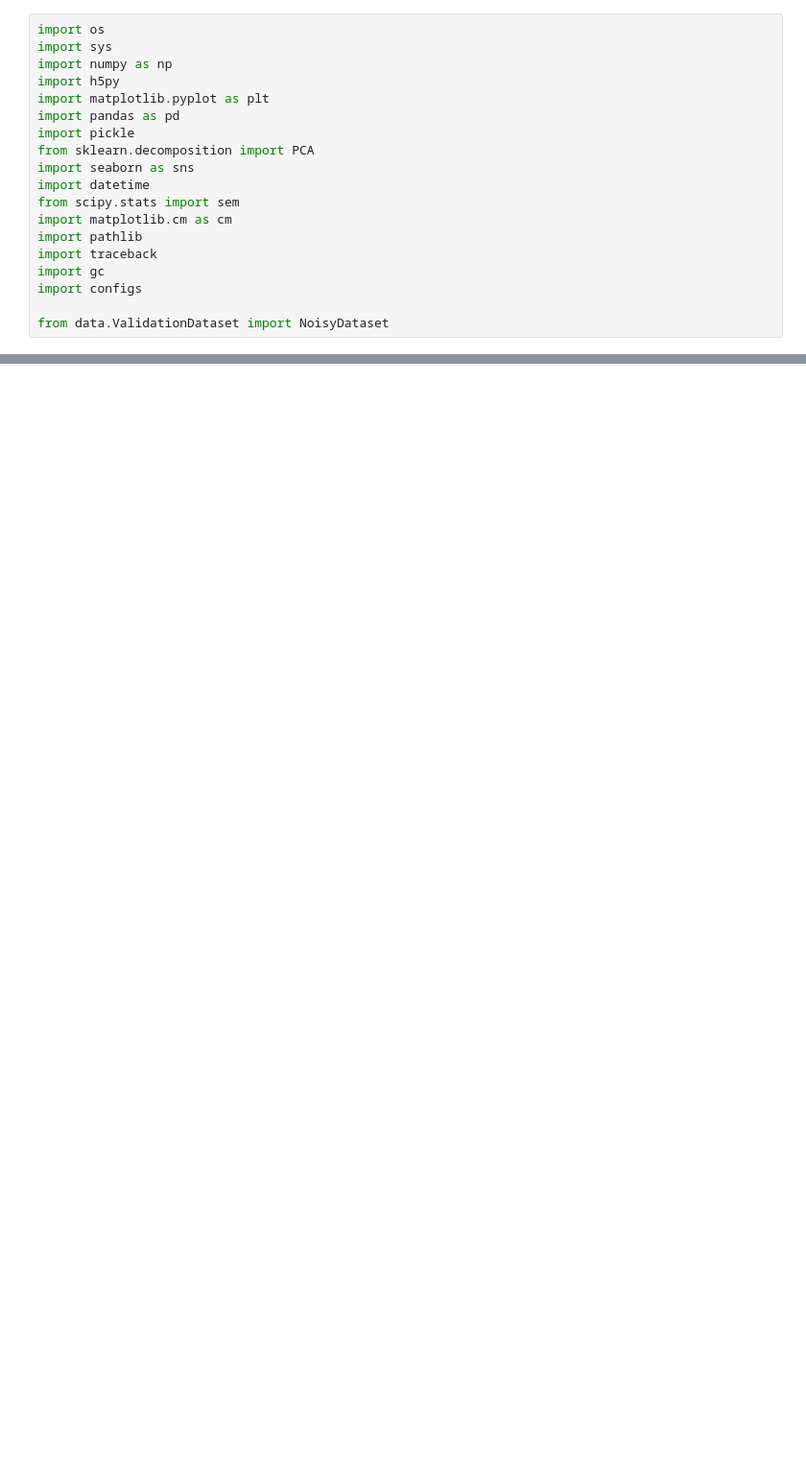
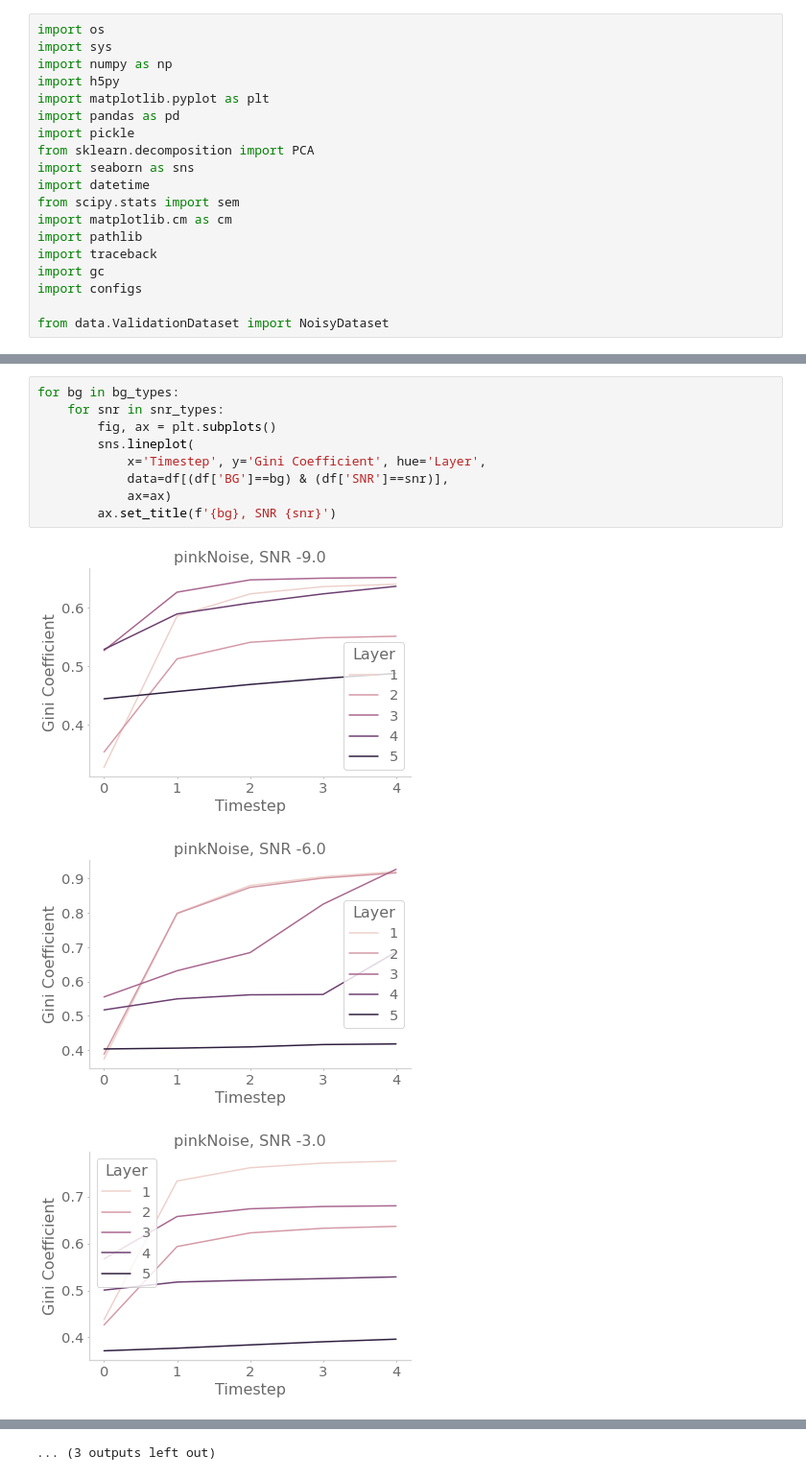
Before and after one commit to chingf/hallucnn, a Jupyter notebook: notebooks/12-analyze-PCA-dimensionality.ipynb, the cells around one changed output, grey strips where cells are left out. Shown at 96% size. Cells and saved outputs as stored; diff of their text form; blank space fills up the shorter version.

```diff
--- a/notebooks/12-analyze-PCA-dimensionality.ipynb
+++ b/notebooks/12-analyze-PCA-dimensionality.ipynb
@@ -147,0 +132,13 @@ plt.show()
+# %%
+for bg in bg_types:
+    for snr in snr_types:
+        fig, ax = plt.subplots()
+        sns.lineplot(
+            x='Timestep', y='Gini Coefficient', hue='Layer',
+            data=df[(df['BG']==bg) & (df['SNR']==snr)],
+            ax=ax)
+        ax.set_title(f'{bg}, SNR {snr}')
+# %% [output]
+[figure, added]
+[figure, added]
+[figure, added]
@@ -147,0 +154 @@ plt.show()
+... (3 outputs left out)
```
Also changed, not shown: parts of 29 cells of this notebook.
